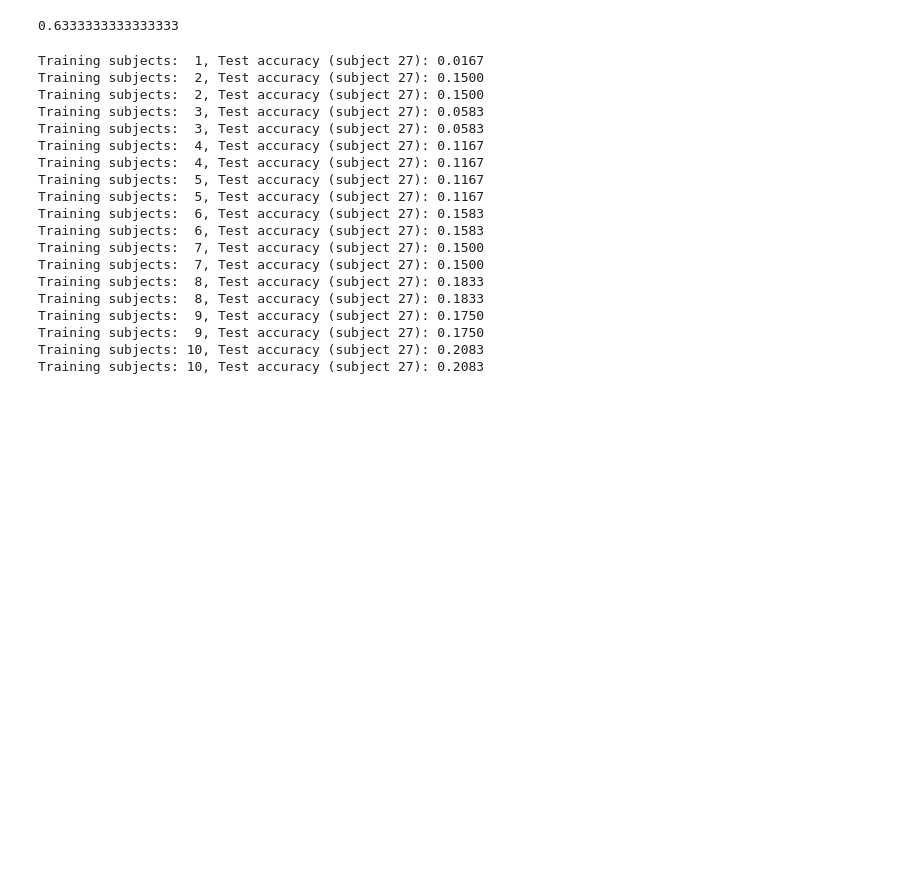
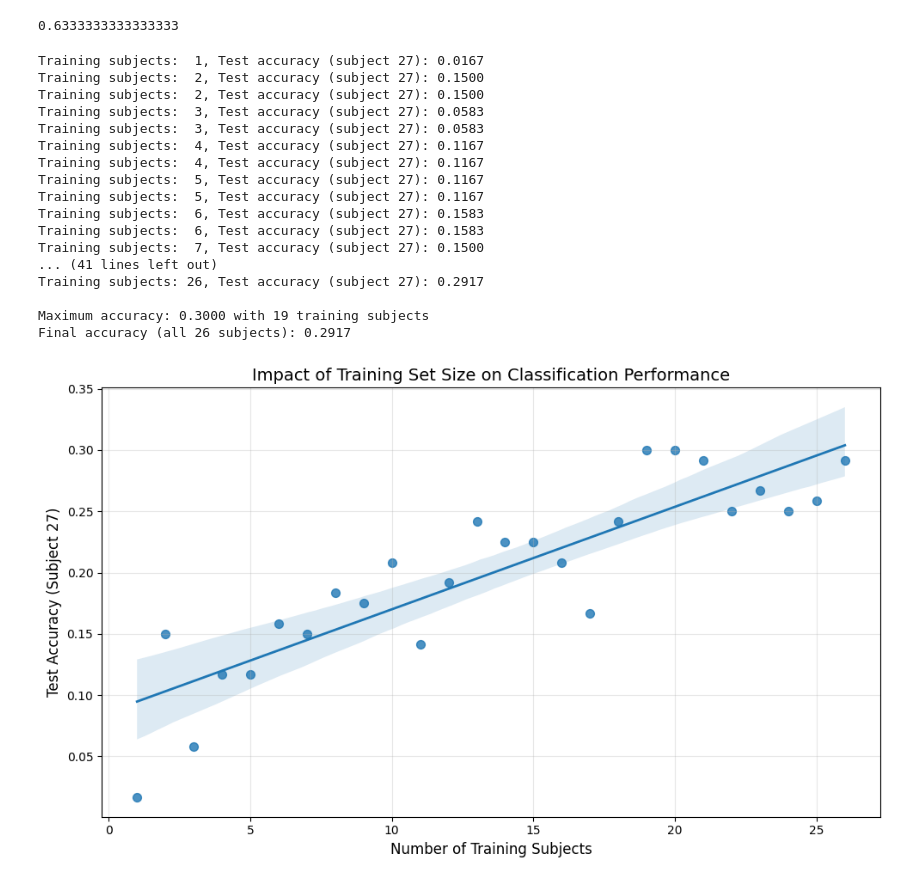
Before and after one commit to philipp-fvef/nx-421-group-w-project-2, a Jupyter notebook: philipp_2_251202.ipynb, the cells around one changed output. Cells and saved outputs as stored; diff of their text form; code cells hidden in the pictures; blank space fills up the shorter version.

```diff
--- a/philipp_2_251202.ipynb
+++ b/philipp_2_251202.ipynb
@@ -299,7 +374,5 @@ plt.show()
 # %%
 # Leave-one-subject-out cross-validation (train on all subjects except one, test on the held-out subject)
-features = list(all_features.values())
-subjects = np.unique(all_data['subject_id'].to_numpy())
 
 subject_accuracies = {}
 
@@ -309,15 +382,8 @@ for test_sub in subjects:
     X_test, y_test = None, None
 
     for subj in subjects:
-        subj_df = all_data[all_data['subject_id'] == subj]
-        emg_sub = subj_df[[c for c in subj_df.columns if c.startswith('emg_ch')]].values
-        stimulus_sub = subj_df['stimulus'].to_numpy().squeeze()
-        repetition_sub = subj_df['repetition'].to_numpy().squeeze()
-
-        X_sub, y_sub = build_dataset_from_ninapro(emg=emg_sub,
-                                                 stimulus=stimulus_sub,
-                                                 repetition=repetition_sub,
-                                                 features=features)
+        X_sub = subject_features[subj]['X']
+        y_sub = subject_features[subj]['y']
 
         if subj == test_sub:
             X_test, y_test = X_sub, y_sub
@@ -342,7 +408,7 @@ for test_sub in subjects:
     y_pred = clf.predict(X_test_z)
     acc = accuracy_score(y_test, y_pred)
     subject_accuracies[int(test_sub)] = acc
-    # print(f"Test subject {int(test_sub)} accuracy: {acc:.4f}")
+    print(f"Test subject {int(test_sub)} accuracy: {acc:.4f}")
 
 # Summary
 accuracies = np.array(list(subject_accuracies.values()))
@@ -376,15 +432,9 @@ print(max(accuracies))
 test_subject = 27
 training_subjects = [s for s in subjects if s != test_subject]
 
-# Prepare test data once
-test_df = all_data[all_data['subject_id'] == test_subject]
-emg_test = test_df[[c for c in test_df.columns if c.startswith('emg_ch')]].values
-stimulus_test = test_df['stimulus'].to_numpy().squeeze()
-repetition_test = test_df['repetition'].to_numpy().squeeze()
-X_test, y_test = build_dataset_from_ninapro(emg=emg_test,
-                                           stimulus=stimulus_test,
-                                           repetition=repetition_test,
-                                           features=features)
+# Get pre-calculated test data
+X_test = subject_features[test_subject]['X']
+y_test = subject_features[test_subject]['y']
 
 # Track accuracy as we add more training subjects
 n_training_subjects_list = []
@@ -398,17 +448,8 @@ for n_train in range(1, len(training_subjects) + 1):
     y_train_parts = []
 
     for subj in train_subs:
-        subj_df = all_data[all_data['subject_id'] == subj]
-        emg_sub = subj_df[[c for c in subj_df.columns if c.startswith('emg_ch')]].values
-        stimulus_sub = subj_df['stimulus'].to_numpy().squeeze()
-        repetition_sub = subj_df['repetition'].to_numpy().squeeze()
-
-        X_sub, y_sub = build_dataset_from_ninapro(emg=emg_sub,
-                                                 stimulus=stimulus_sub,
-                                                 repetition=repetition_sub,
-                                                 features=features)
-        X_train_parts.append(X_sub)
-        y_train_parts.append(y_sub)
+        X_train_parts.append(subject_features[subj]['X'])
+        y_train_parts.append(subject_features[subj]['y'])
 
     # Concatenate training data
     X_train = np.vstack(X_train_parts)
@@ -424,42 +465,48 @@ for n_train in range(1, len(training_subjects) + 1):
     clf.fit(X_train_z, y_train)
 
     # Evaluate on test subject
     y_pred = clf.predict(X_test_z)
     acc = accuracy_score(y_test, y_pred)
 
     n_training_subjects_list.append(n_train)
     accuracy_list.append(acc)
     print(f"Training subjects: {n_train:2d}, Test accuracy (subject {test_subject}): {acc:.4f}")
 
-# Plot results
+print(f"\nMaximum accuracy: {max(accuracy_list):.4f} with {n_training_subjects_list[np.argmax(accuracy_list)]} training subjects")
+print(f"Final accuracy (all 26 subjects): {accuracy_list[-1]:.4f}")
+
 plt.figure(figsize=(10, 6))
-plt.plot(n_training_subjects_list, accuracy_list, marker='o', linewidth=2, markersize=6)
+
+sns.regplot(
+    x=n_training_subjects_list,
+    y=accuracy_list,
+    marker='o',
+    scatter_kws={'s': 50},   # size of points
+    line_kws={'linewidth': 2},  # thickness of regression line
+)
+
 plt.xlabel('Number of Training Subjects', fontsize=12)
 plt.ylabel('Test Accuracy (Subject 27)', fontsize=12)
 plt.title('Impact of Training Set Size on Classification Performance', fontsize=14)
 plt.grid(True, alpha=0.3)
 plt.tight_layout()
 plt.show()
-
-print(f"\nMaximum accuracy: {max(accuracy_list):.4f} with {n_training_subjects_list[np.argmax(accuracy_list)]} training subjects")
-print(f"Final accuracy (all 26 subjects): {accuracy_list[-1]:.4f}")
 # %% [output]
 Training subjects:  1, Test accuracy (subject 27): 0.0167
 Training subjects:  2, Test accuracy (subject 27): 0.1500
 Training subjects:  2, Test accuracy (subject 27): 0.1500
 Training subjects:  3, Test accuracy (subject 27): 0.0583
 Training subjects:  3, Test accuracy (subject 27): 0.0583
 Training subjects:  4, Test accuracy (subject 27): 0.1167
 Training subjects:  4, Test accuracy (subject 27): 0.1167
 Training subjects:  5, Test accuracy (subject 27): 0.1167
 Training subjects:  5, Test accuracy (subject 27): 0.1167
 Training subjects:  6, Test accuracy (subject 27): 0.1583
 Training subjects:  6, Test accuracy (subject 27): 0.1583
 Training subjects:  7, Test accuracy (subject 27): 0.1500
-Training subjects:  7, Test accuracy (subject 27): 0.1500
-Training subjects:  8, Test accuracy (subject 27): 0.1833
-Training subjects:  8, Test accuracy (subject 27): 0.1833
-Training subjects:  9, Test accuracy (subject 27): 0.1750
-Training subjects:  9, Test accuracy (subject 27): 0.1750
-Training subjects: 10, Test accuracy (subject 27): 0.2083
-Training subjects: 10, Test accuracy (subject 27): 0.2083
+... (41 lines left out)
+Training subjects: 26, Test accuracy (subject 27): 0.2917
+
+Maximum accuracy: 0.3000 with 19 training subjects
+Final accuracy (all 26 subjects): 0.2917
+[figure, added]
```
Also changed, not shown: parts of 8 cells of this notebook, 8 other files.
